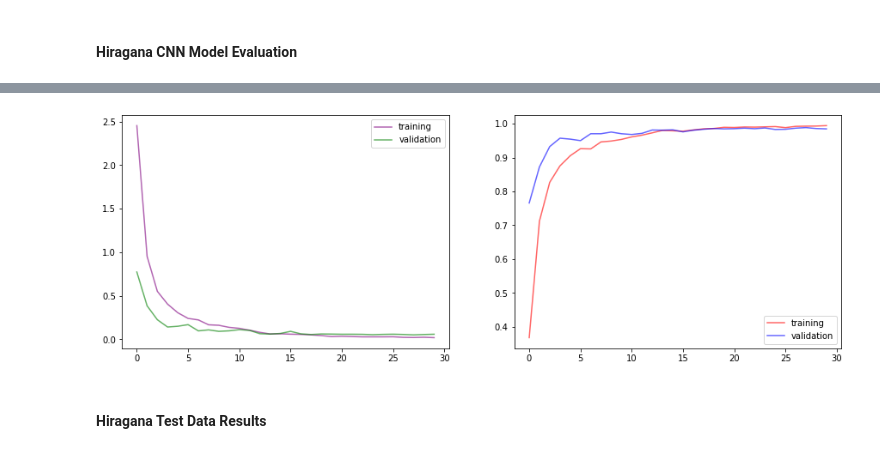
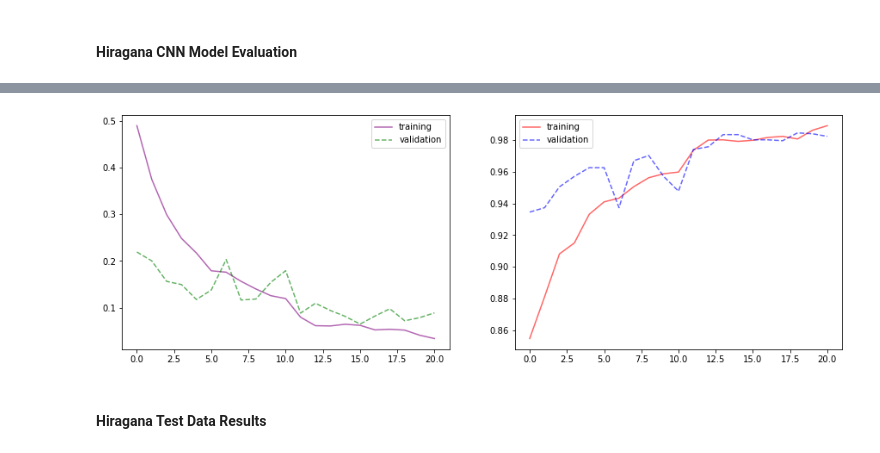
Before and after one commit to Mynusjanai/kana_recognition, a Jupyter notebook: kana_recognition_workbook.ipynb, the cells around one changed output, grey strips where cells are left out. Cells and saved outputs as stored; diff of their text form; code cells hidden in the pictures.

```diff
--- a/kana_recognition_workbook.ipynb
+++ b/kana_recognition_workbook.ipynb
@@ -543,26 +589,20 @@ plt.show();
 # %%
 hira_model = models.Sequential()
 
-hira_model.add(layers.Conv2D(32, (3, 3), padding = 'same', input_shape = hira_shape, data_format = 'channels_last'))
-hira_model.add(Activation('relu'))
-hira_model.add(layers.Conv2D(32, (3, 3), padding = 'same'))
-hira_model.add(Activation('relu'))
+hira_model.add(layers.Conv2D(32, (3, 3), activation = 'relu', padding = 'same', input_shape = hira_shape, data_format = 'channels_last'))
 hira_model.add(layers.MaxPooling2D((2, 2)))
+hira_model.add(layers.Conv2D(32, (3, 3), activation = 'relu', padding = 'same'))
 hira_model.add(Dropout(0.2))
 
-hira_model.add(layers.Conv2D(64, (3, 3), padding = 'same'))
-hira_model.add(Activation('relu'))
-hira_model.add(layers.Conv2D(128, (3, 3), padding = 'same'))
-hira_model.add(Activation('relu'))
+hira_model.add(layers.Conv2D(64, (3, 3), activation = 'relu', padding = 'same'))
 hira_model.add(layers.MaxPooling2D((2, 2)))
+hira_model.add(layers.Conv2D(128, (3, 3), activation = 'relu', padding = 'same'))
 hira_model.add(Dropout(0.2))
 
 hira_model.add(Flatten())
-hira_model.add(Dense(256))
-hira_model.add(Activation('relu'))
+hira_model.add(Dense(256, activation = 'relu'))
 hira_model.add(Dropout(0.2))
-hira_model.add(Dense(hiragana_class))
-hira_model.add(Activation('softmax'))
+hira_model.add(Dense(hiragana_class, activation = 'softmax'))
 # %%
 hira_model.summary()
 # %% [output]
@@ -584,12 +624,17 @@ Trainable params: 4,839,015
 Non-trainable params: 0
 _________________________________________________________________
 # %%
-hira_es = EarlyStopping(patience = 8, verbose = 1, restore_best_weights = True)
+# Callbacks
+hira_es = EarlyStopping(patience = 5, verbose = 1, restore_best_weights = True)
 hira_lr = ReduceLROnPlateau(factor = 0.5, patience = 3, verbose = 1)
+
+# Tensorboard Callback
+log_dir = 'logs/' + datetime.datetime.now().strftime('Y%m%d-%H%M%S')
+tensorboard_callback = tf.keras.callbacks.TensorBoard(log_dir = log_dir, histogram_freq = 1)
 # %%
 hira_model.compile(loss = 'categorical_crossentropy', optimizer = 'adam', metrics = ['accuracy'])
 
 hiragana_results = hira_model.fit(hiragana_datagen.flow(hira_X_train, hira_y_train, batch_size = 32),
-          epochs = 30, callbacks = (hira_es, hira_lr), validation_data = (hira_X_val, hira_y_val))
+          epochs = 30, callbacks = (hira_es, hira_lr, tensorboard_callback), validation_data = (hira_X_val, hira_y_val))
 # %% [output]
 Epoch 1/30
@@ -624,11 +669,11 @@ fig, (ax1, ax2) = plt.subplots(1,2,figsize=(15,5))
 sns.lineplot(x = list(range(len(hira_training_loss))),
              y = hira_training_loss, color = 'purple', alpha = 0.6, label='training', ax = ax1)
 sns.lineplot(x = list(range(len(hira_val_loss))),
-             y = hira_val_loss, color = 'green', alpha = 0.6, label = 'validation', ax = ax1)
+             y = hira_val_loss, color = 'green', alpha = 0.6, linestyle = 'dashed', label = 'validation', ax = ax1)
 sns.lineplot(x = list(range(len(hira_training_loss))),
              y = hira_training_accuracy, color='r', alpha = 0.6, label='training',ax = ax2)
 sns.lineplot(x = list(range(len(hira_val_loss))),
-             y = hira_val_accuracy, color = 'b', alpha = 0.6, label = 'validation',ax = ax2)
+             y = hira_val_accuracy, color = 'b', alpha = 0.6, linestyle = 'dashed', label = 'validation',ax = ax2)
 # plt.savefig('img/hiragana_loss_acc')
 ax1.legend();
 # %% [output]
@@ -635,4 +682,4 @@ ax1.legend();
-[figure, old version]
+[figure, new version]
 # %% [markdown]
 #### Hiragana Test Data Results
 # %%
```
Also changed, not shown: parts of 39 cells of this notebook, 52 other files.
